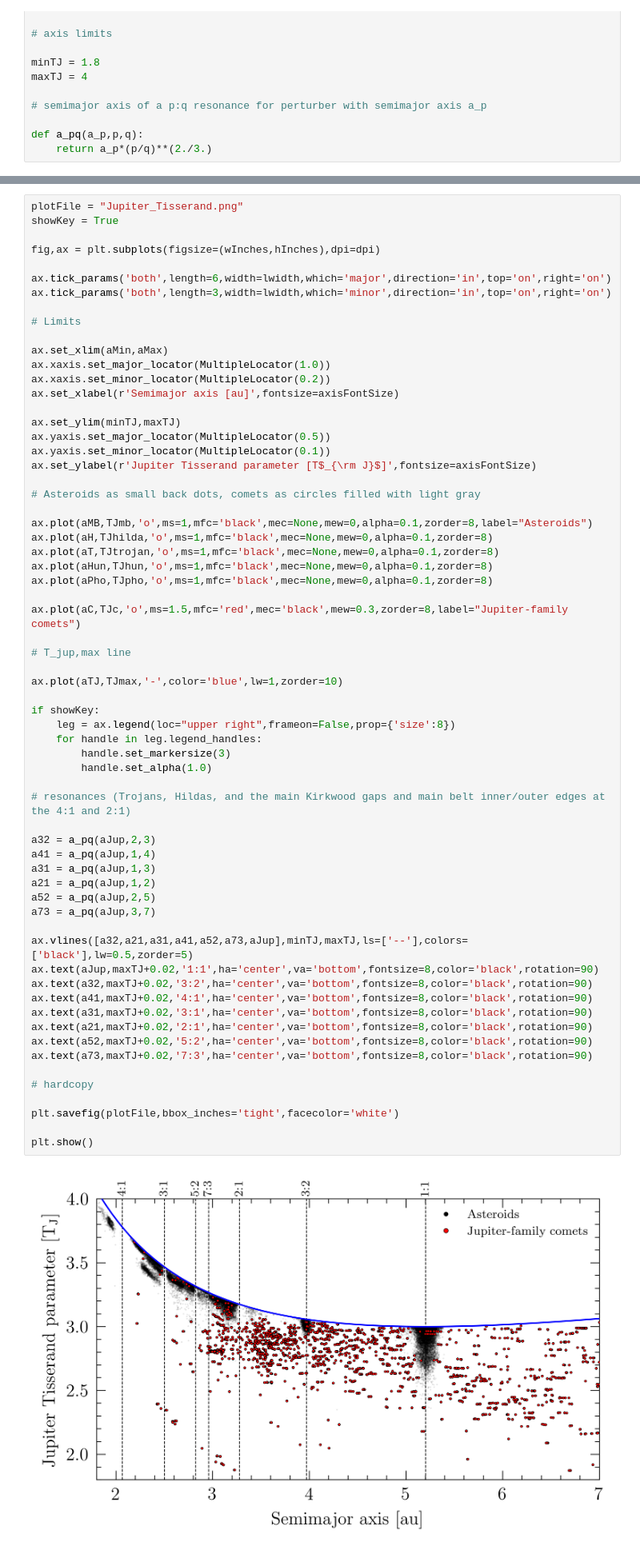
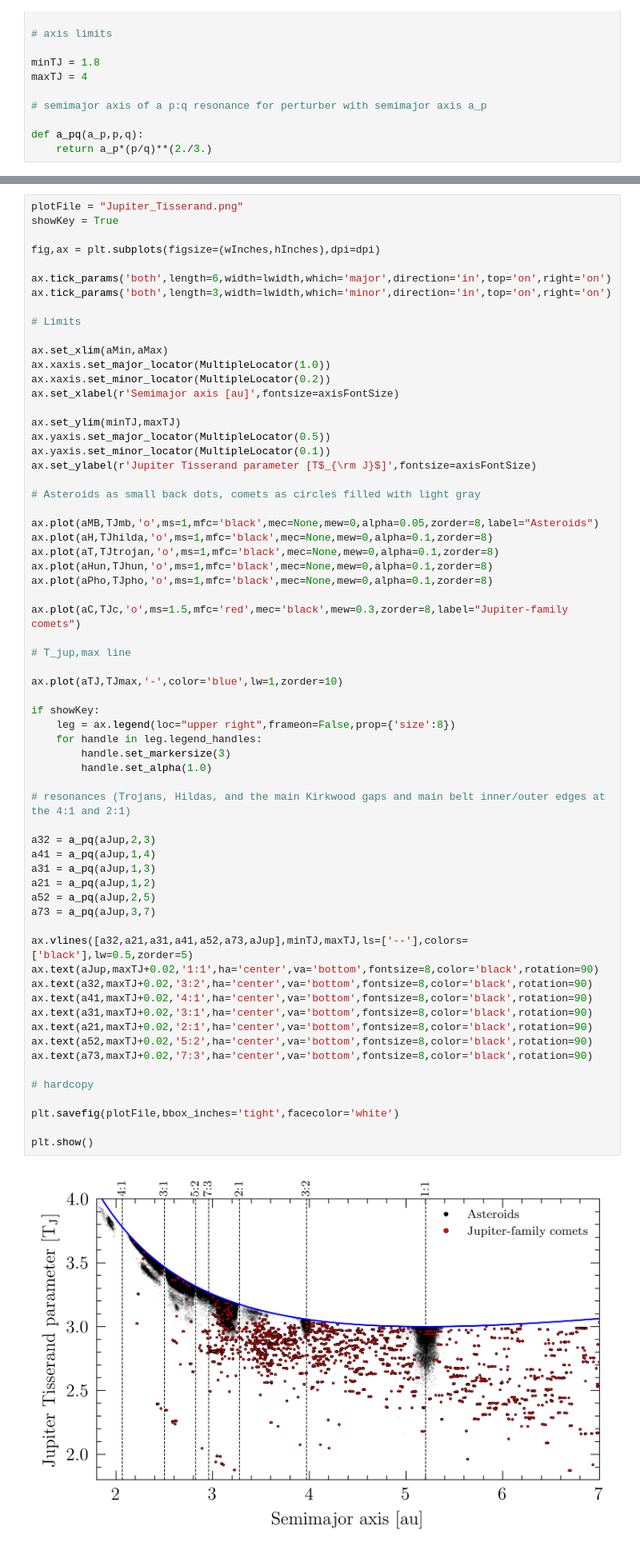
Before and after one commit to rwpogge/TeachingGraphics, a Jupyter notebook: SolarSystem/Jupiter_Tisserand.ipynb, the cells around one changed output, grey strips where cells are left out. Shown: that part at 80% size. Cells and saved outputs as stored; diff of their text form.

```diff
--- a/SolarSystem/Jupiter_Tisserand.ipynb
+++ b/SolarSystem/Jupiter_Tisserand.ipynb
@@ -255,7 +288,7 @@ ax.set_ylabel(r'Jupiter Tisserand parameter [T$_{\rm J}$]',fontsize=axisFontSize
 
 # Asteroids as small back dots, comets as circles filled with light gray
 
-ax.plot(aMB,TJmb,'o',ms=1,mfc='black',mec=None,mew=0,alpha=0.1,zorder=8,label="Asteroids")
+ax.plot(aMB,TJmb,'o',ms=1,mfc='black',mec=None,mew=0,alpha=0.05,zorder=8,label="Asteroids")
 ax.plot(aH,TJhilda,'o',ms=1,mfc='black',mec=None,mew=0,alpha=0.1,zorder=8)
 ax.plot(aT,TJtrojan,'o',ms=1,mfc='black',mec=None,mew=0,alpha=0.1,zorder=8)
 ax.plot(aHun,TJhun,'o',ms=1,mfc='black',mec=None,mew=0,alpha=0.1,zorder=8)
@@ -270,31 +303,31 @@ ax.plot(aTJ,TJmax,'-',color='blue',lw=1,zorder=10)
 if showKey:
     leg = ax.legend(loc="upper right",frameon=False,prop={'size':8})
     for handle in leg.legend_handles:
         handle.set_markersize(3)
         handle.set_alpha(1.0)
 
 # resonances (Trojans, Hildas, and the main Kirkwood gaps and main belt inner/outer edges at the 4:1 and 2:1)
 
 a32 = a_pq(aJup,2,3)
 a41 = a_pq(aJup,1,4)
 a31 = a_pq(aJup,1,3)
 a21 = a_pq(aJup,1,2)
 a52 = a_pq(aJup,2,5)
 a73 = a_pq(aJup,3,7)
 
 ax.vlines([a32,a21,a31,a41,a52,a73,aJup],minTJ,maxTJ,ls=['--'],colors=['black'],lw=0.5,zorder=5)
 ax.text(aJup,maxTJ+0.02,'1:1',ha='center',va='bottom',fontsize=8,color='black',rotation=90)
 ax.text(a32,maxTJ+0.02,'3:2',ha='center',va='bottom',fontsize=8,color='black',rotation=90)
 ax.text(a41,maxTJ+0.02,'4:1',ha='center',va='bottom',fontsize=8,color='black',rotation=90)
 ax.text(a31,maxTJ+0.02,'3:1',ha='center',va='bottom',fontsize=8,color='black',rotation=90)
 ax.text(a21,maxTJ+0.02,'2:1',ha='center',va='bottom',fontsize=8,color='black',rotation=90)
 ax.text(a52,maxTJ+0.02,'5:2',ha='center',va='bottom',fontsize=8,color='black',rotation=90)
 ax.text(a73,maxTJ+0.02,'7:3',ha='center',va='bottom',fontsize=8,color='black',rotation=90)
 
 # hardcopy
 
 plt.savefig(plotFile,bbox_inches='tight',facecolor='white')
 
 plt.show()
 # %% [output]
-[figure, old version]
+[figure, new version]
```
Also changed, not shown: parts of 3 cells of this notebook.
